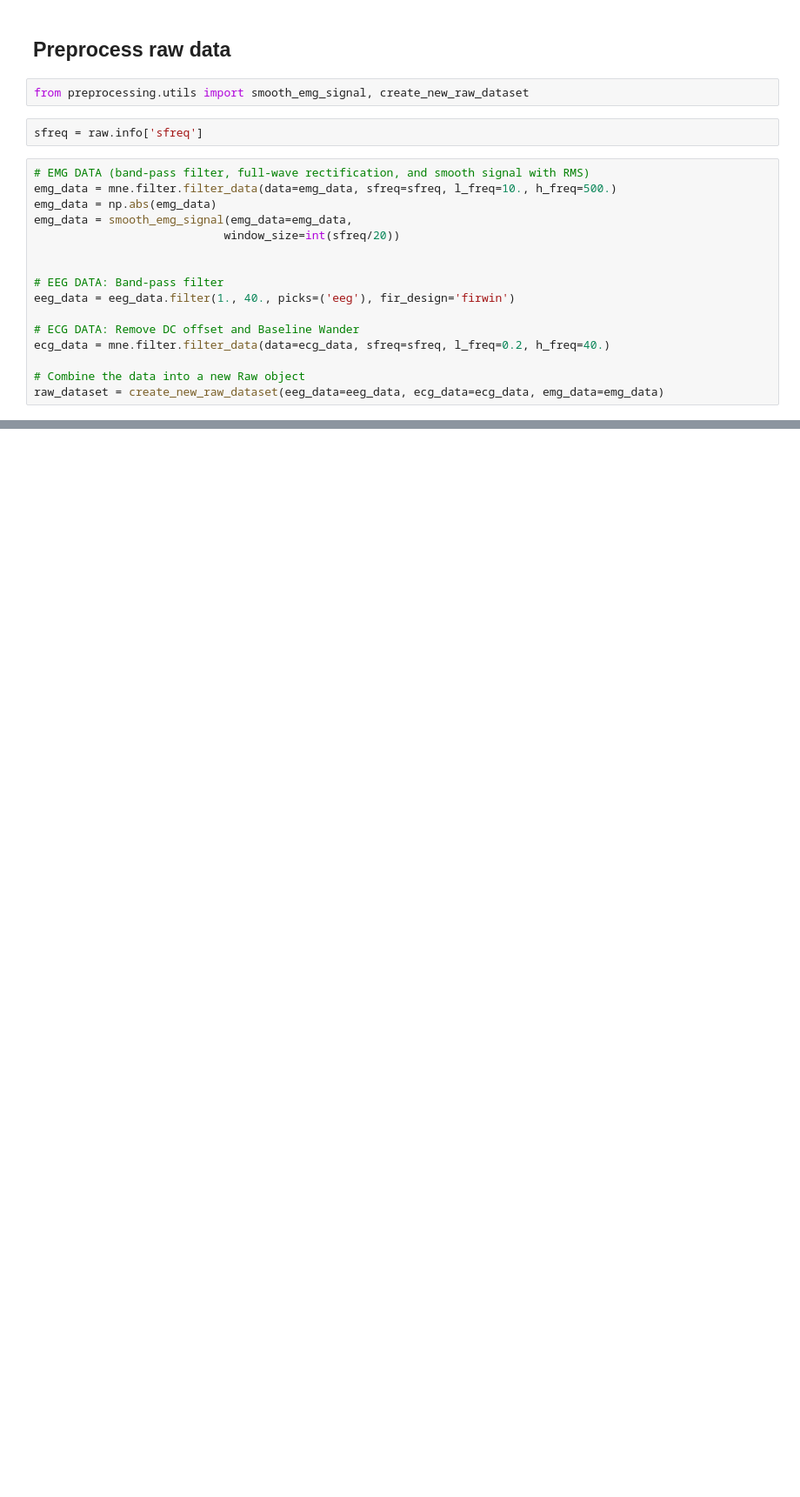
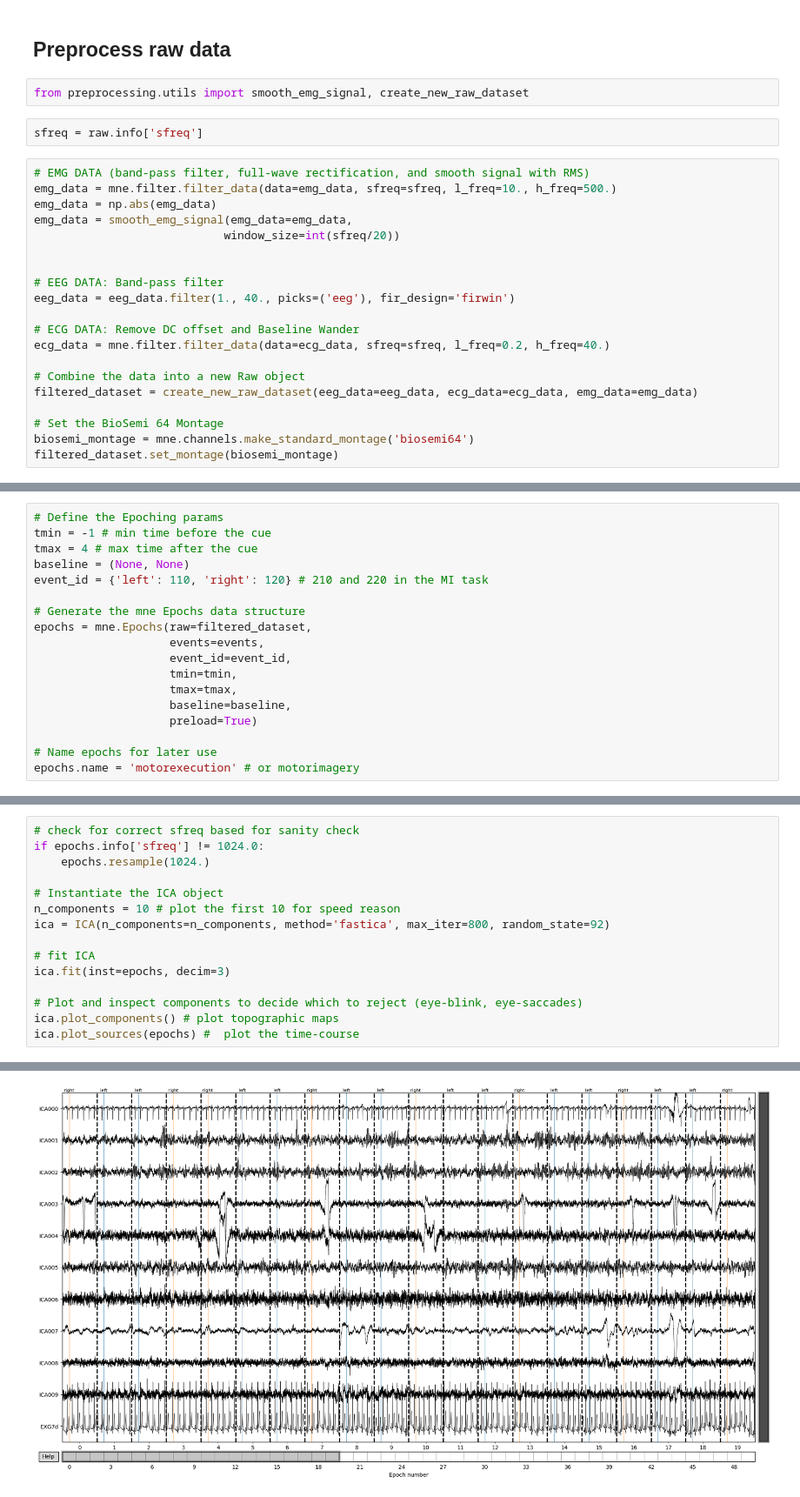
Before and after one commit to Giuseppe-1993/HBI-motor_imagery, a Jupyter notebook: src/preprocessing/preprocessing_routine.ipynb, the cells around one changed output, grey strips where cells are left out. Shown: that part at 87% size. Cells and saved outputs as stored; diff of their text form; blank space fills up the shorter version.

```diff
--- a/src/preprocessing/preprocessing_routine.ipynb
+++ b/src/preprocessing/preprocessing_routine.ipynb
@@ -96,7 +96,11 @@ eeg_data = eeg_data.filter(1., 40., picks=('eeg'), fir_design='firwin')
 ecg_data = mne.filter.filter_data(data=ecg_data, sfreq=sfreq, l_freq=0.2, h_freq=40.)
 
 # Combine the data into a new Raw object
-raw_dataset = create_new_raw_dataset(eeg_data=eeg_data, ecg_data=ecg_data, emg_data=emg_data)
+filtered_dataset = create_new_raw_dataset(eeg_data=eeg_data, ecg_data=ecg_data, emg_data=emg_data)
+
+# Set the BioSemi 64 Montage
+biosemi_montage = mne.channels.make_standard_montage('biosemi64')
+filtered_dataset.set_montage(biosemi_montage)
 # %% [output]
 Setting up band-pass filter from 10 - 5e+02 Hz
 
@@ -159,0 +171,18 @@ Ready.
+# %%
+# Define the Epoching params
+tmin = -1 # min time before the cue
+tmax = 4 # max time after the cue
+baseline = (None, None)
+event_id = {'left': 110, 'right': 120} # 210 and 220 in the MI task
+
+# Generate the mne Epochs data structure
+epochs = mne.Epochs(raw=filtered_dataset,
+                    events=events,
+                    event_id=event_id,
+                    tmin=tmin,
+                    tmax=tmax,
+                    baseline=baseline,
+                    preload=True)
+
+# Name epochs for later use
+epochs.name = 'motorexecution' # or motorimagery
@@ -159,0 +201,16 @@ Ready.
+# %%
+# check for correct sfreq based for sanity check
+if epochs.info['sfreq'] != 1024.0:
+    epochs.resample(1024.)
+
+# Instantiate the ICA object
+n_components = 10 # plot the first 10 for speed reason
+ica = ICA(n_components=n_components, method='fastica', max_iter=800, random_state=92)
+
+# fit ICA
+ica.fit(inst=epochs, decim=3)
+
+# Plot and inspect components to decide which to reject (eye-blink, eye-saccades)
+ica.plot_components() # plot topographic maps
+ica.plot_sources(epochs) #  plot the time-course
+# %% [output]
@@ -159,0 +225 @@ Ready.
+[figure, added]
```
Also changed, not shown: parts of 14 cells of this notebook, 1 other file.
